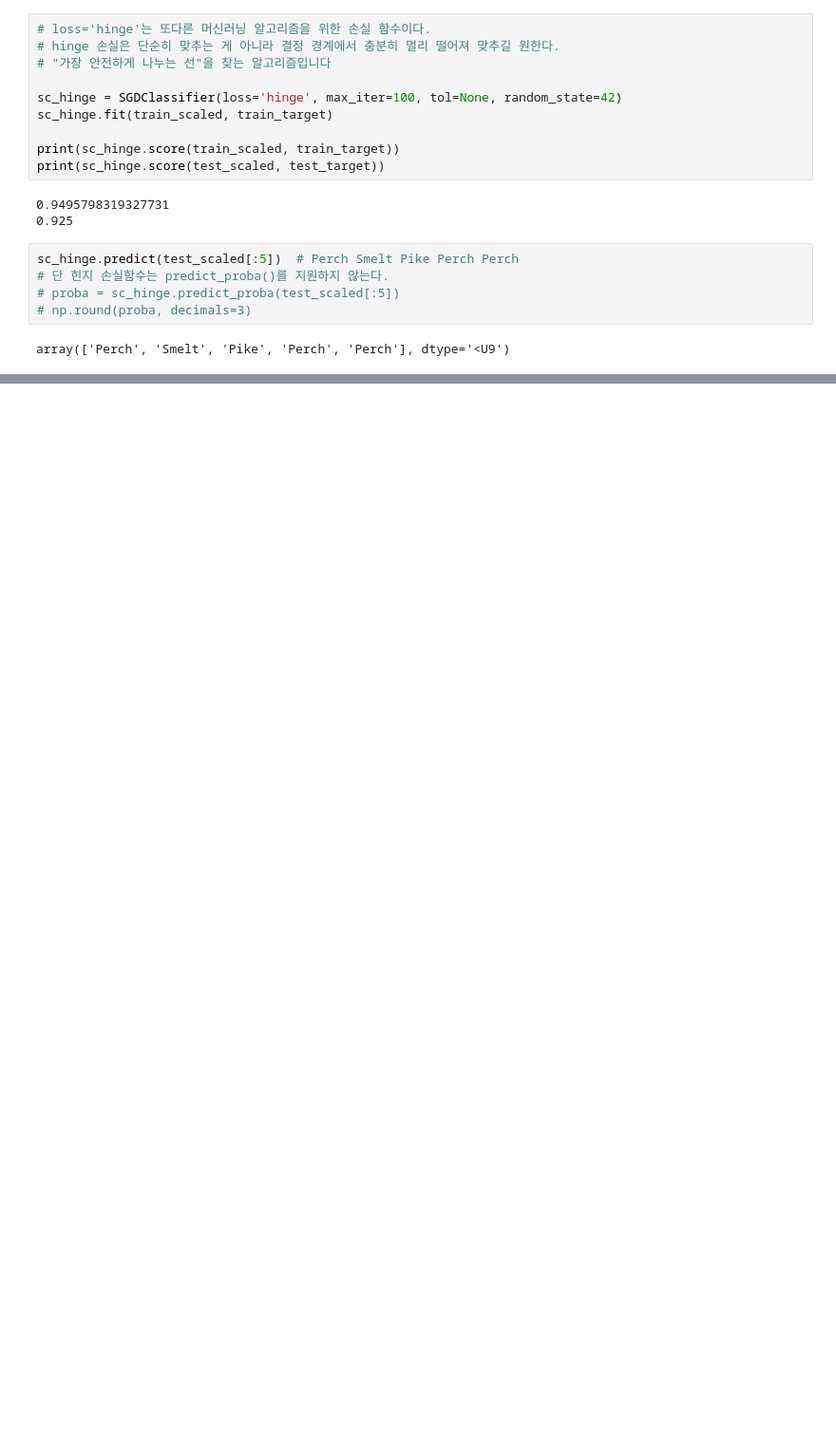
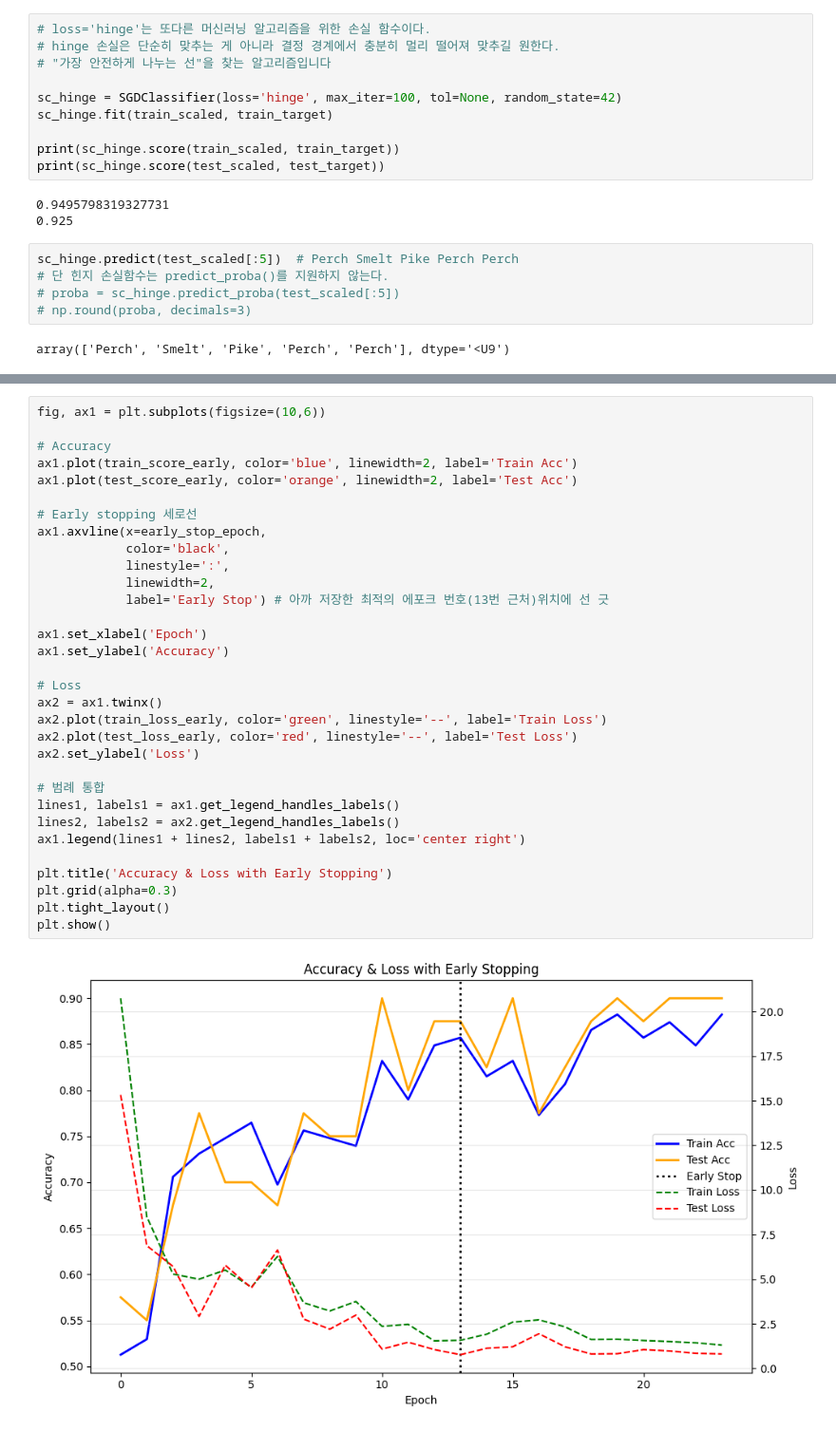
Before and after one commit to Geonus99/AI_26, a Jupyter notebook: 04_02_확률적경사하강법.ipynb, the cells around one changed output, grey strips where cells are left out. Shown at 95% size. Cells and saved outputs as stored; diff of their text form; blank space fills up the shorter version.

```diff
--- a/04_02_확률적경사하강법.ipynb
+++ b/04_02_확률적경사하강법.ipynb
@@ -368,0 +556,34 @@ array(['Perch', 'Smelt', 'Pike', 'Perch', 'Perch'], dtype='<U9')
+# %%
+fig, ax1 = plt.subplots(figsize=(10,6))
+
+# Accuracy
+ax1.plot(train_score_early, color='blue', linewidth=2, label='Train Acc')
+ax1.plot(test_score_early, color='orange', linewidth=2, label='Test Acc')
+
+# Early stopping 세로선
+ax1.axvline(x=early_stop_epoch,
+            color='black',
+            linestyle=':',
+            linewidth=2,
+            label='Early Stop') # 아까 저장한 최적의 에포크 번호(13번 근처)위치에 선 긋
+
+ax1.set_xlabel('Epoch')
+ax1.set_ylabel('Accuracy')
+
+# Loss
+ax2 = ax1.twinx()
+ax2.plot(train_loss_early, color='green', linestyle='--', label='Train Loss')
+ax2.plot(test_loss_early, color='red', linestyle='--', label='Test Loss')
+ax2.set_ylabel('Loss')
+
+# 범례 통합
+lines1, labels1 = ax1.get_legend_handles_labels()
+lines2, labels2 = ax2.get_legend_handles_labels()
+ax1.legend(lines1 + lines2, labels1 + labels2, loc='center right')
+
+plt.title('Accuracy & Loss with Early Stopping')
+plt.grid(alpha=0.3)
+plt.tight_layout()
+plt.show()
+# %% [output]
+[figure, added]
```
Also changed, not shown: parts of 12 cells of this notebook.
